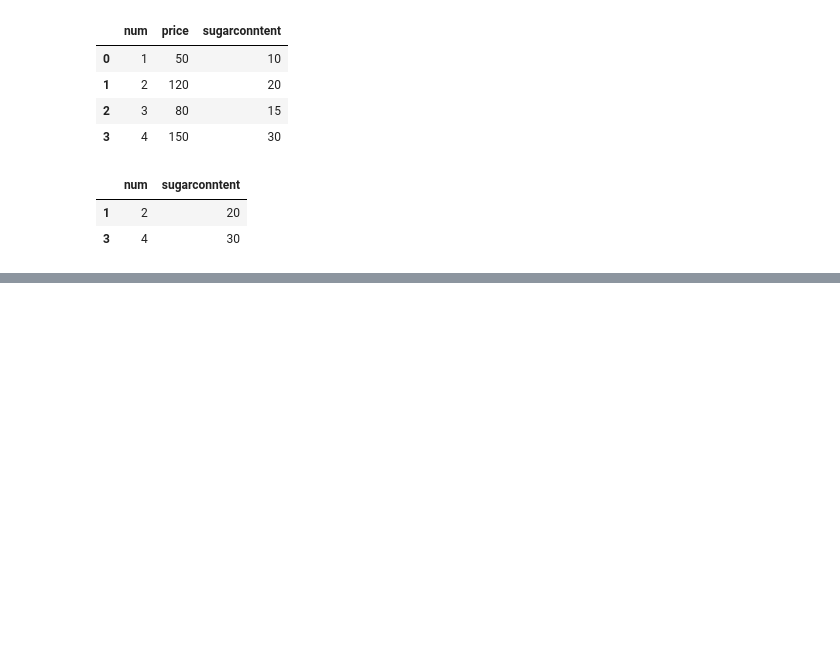
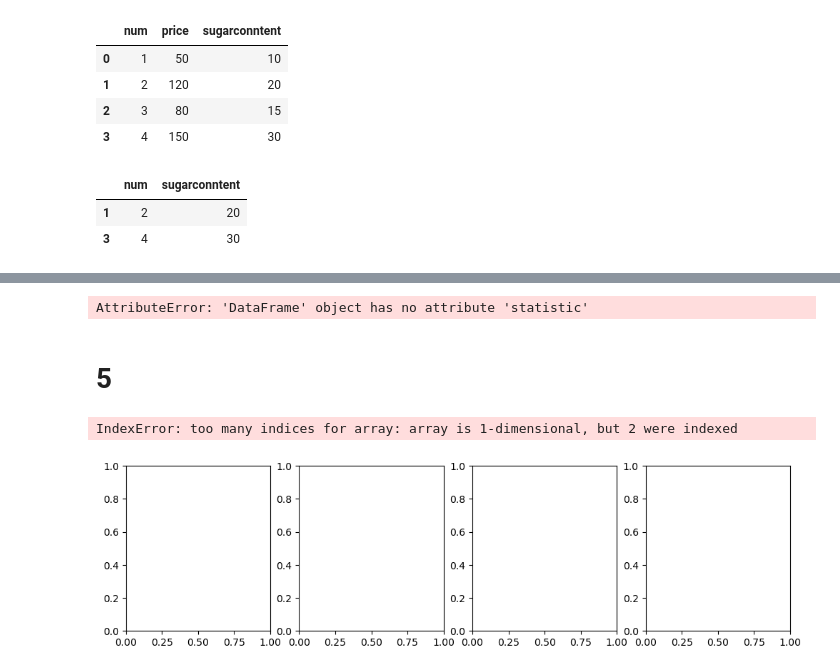
Before and after one commit to zum-m/skillup_AI, a Jupyter notebook: skillup_py1.ipynb, the cells around one changed output, grey strips where cells are left out. Drawn from its saved outputs; the diff is of its cells as text; code cells hidden in the pictures; blank space fills up the shorter version.

```diff
--- a/skillup_py1.ipynb
+++ b/skillup_py1.ipynb
@@ -214,0 +213,23 @@ KeyError: ('num', 'sugarconntent')
+# %%
+df.statistic()
+# %% [output]
+AttributeError: 'DataFrame' object has no attribute 'statistic'
+# %% [markdown]
+# 5
+# %%
+import matplotlib.pyplot as plt
+
+# 2x2のグリッドでサブプロットを作成
+fig, axs = plt.subplots(1, 4, figsize=(12, 3))
+
+# 各サブプロットにタイトルを設定
+axs[0, 0].set_title('Subplot 1')
+axs[0, 1].set_title('Subplot 2')
+axs[1, 0].set_title('Subplot 3')
+axs[1, 1].set_title('Subplot 4')
+
+# 図を表示
+plt.show()
+# %% [output]
+IndexError: too many indices for array: array is 1-dimensional, but 2 were indexed
+[figure, added]
```
Also changed, not shown: parts of 20 cells of this notebook.
